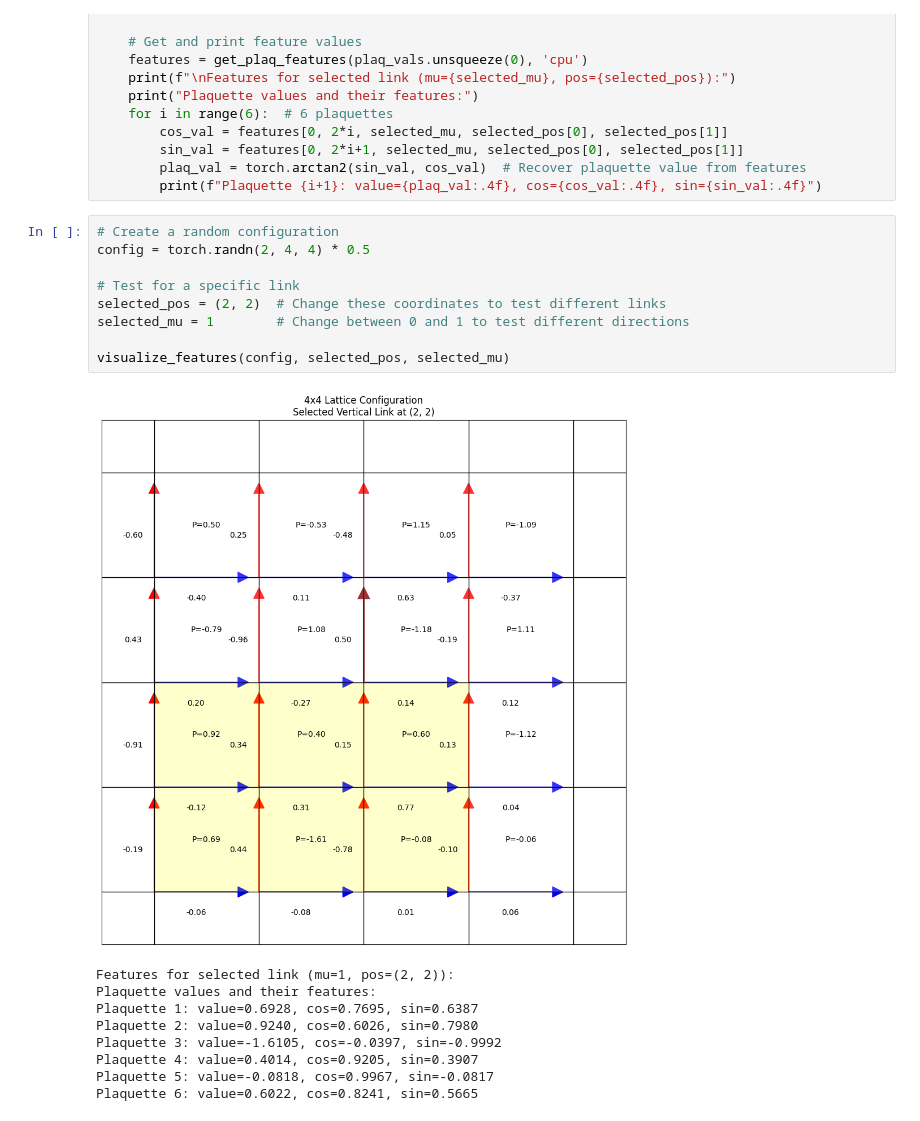
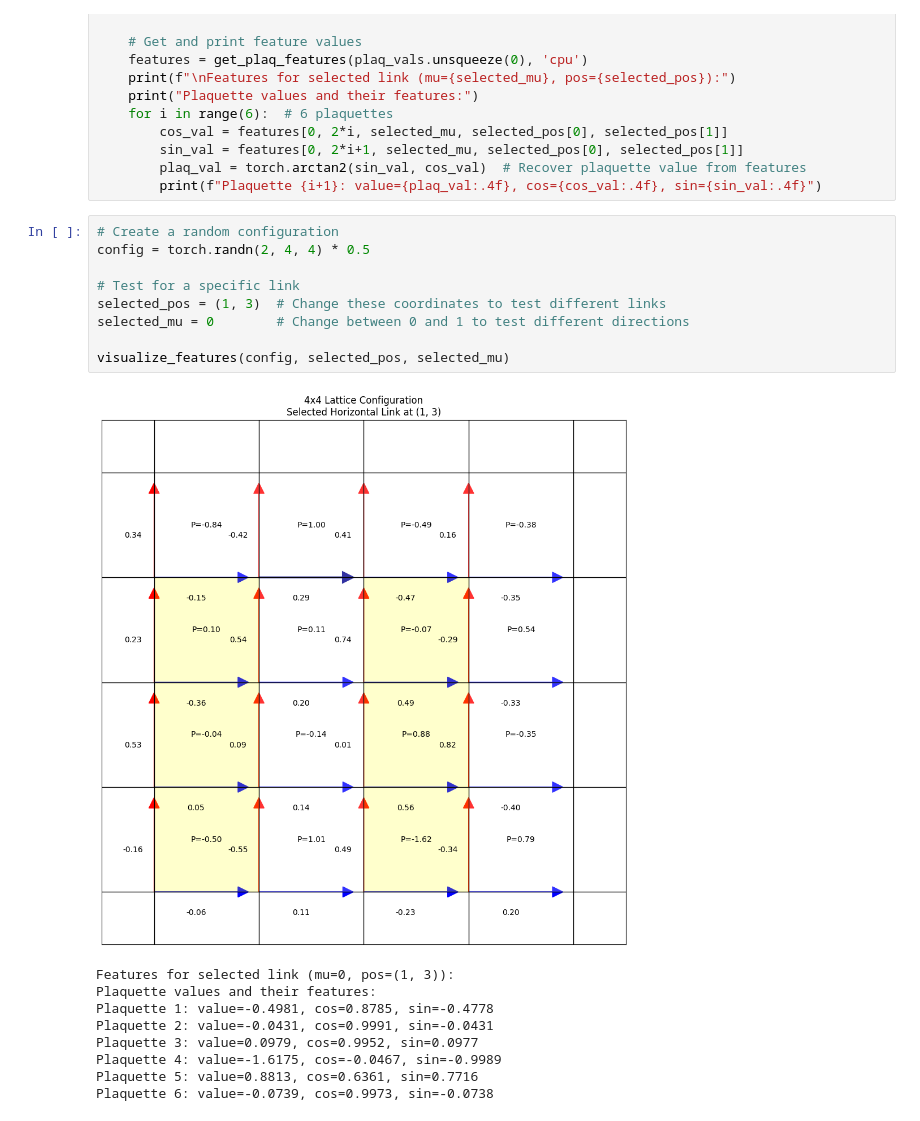
Before and after one commit to Greyyy-HJC/hmc_ft, a Jupyter notebook: 2d_u1/check_features.ipynb, the cells around one changed output. Saved outputs shown, nothing was run; the diff lists cells and outputs as text.

```diff
--- a/2d_u1/check_features.ipynb
+++ b/2d_u1/check_features.ipynb
@@ -86,19 +86,19 @@ def visualize_features(config, selected_pos, selected_mu):
 # %%
 # Create a random configuration
 config = torch.randn(2, 4, 4) * 0.5
 
 # Test for a specific link
-selected_pos = (2, 2)  # Change these coordinates to test different links
-selected_mu = 1        # Change between 0 and 1 to test different directions
+selected_pos = (1, 3)  # Change these coordinates to test different links
+selected_mu = 0        # Change between 0 and 1 to test different directions
 
 visualize_features(config, selected_pos, selected_mu)
 # %% [output]
-[figure, old version]
+[figure, new version]
-Features for selected link (mu=1, pos=(2, 2)):
+Features for selected link (mu=0, pos=(1, 3)):
 Plaquette values and their features:
-Plaquette 1: value=0.6928, cos=0.7695, sin=0.6387
-Plaquette 2: value=0.9240, cos=0.6026, sin=0.7980
-Plaquette 3: value=-1.6105, cos=-0.0397, sin=-0.9992
-Plaquette 4: value=0.4014, cos=0.9205, sin=0.3907
-Plaquette 5: value=-0.0818, cos=0.9967, sin=-0.0817
-Plaquette 6: value=0.6022, cos=0.8241, sin=0.5665
+Plaquette 1: value=-0.4981, cos=0.8785, sin=-0.4778
+Plaquette 2: value=-0.0431, cos=0.9991, sin=-0.0431
+Plaquette 3: value=0.0979, cos=0.9952, sin=0.0977
+Plaquette 4: value=-1.6175, cos=-0.0467, sin=-0.9989
+Plaquette 5: value=0.8813, cos=0.6361, sin=0.7716
+Plaquette 6: value=-0.0739, cos=0.9973, sin=-0.0738
```
Also changed, not shown: 10 other files.
